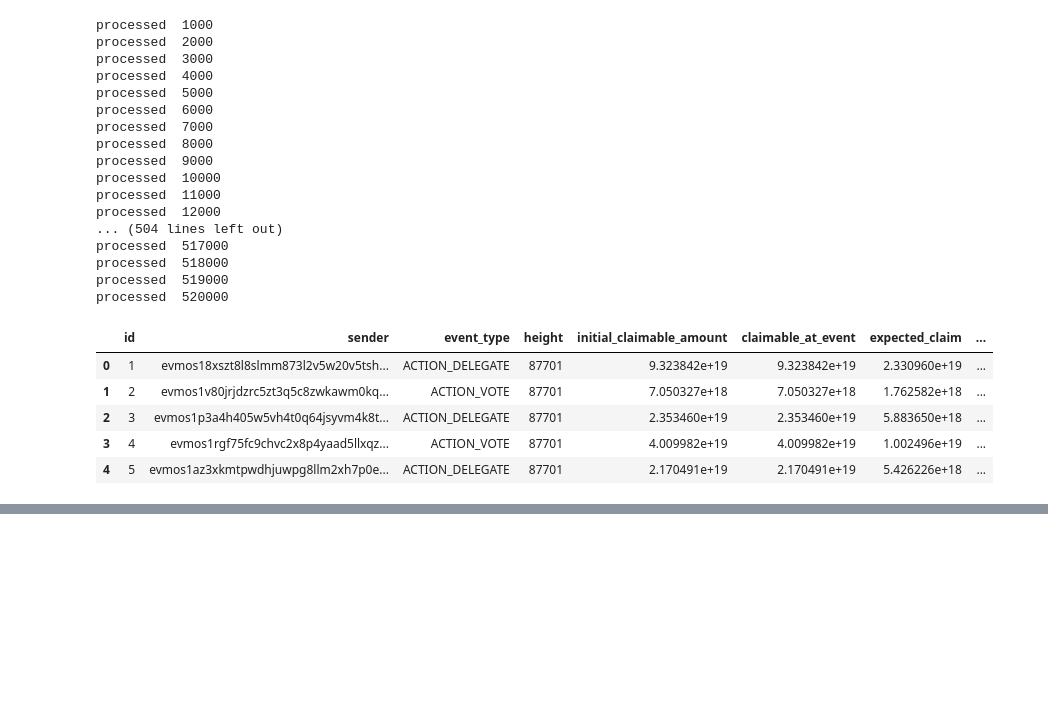
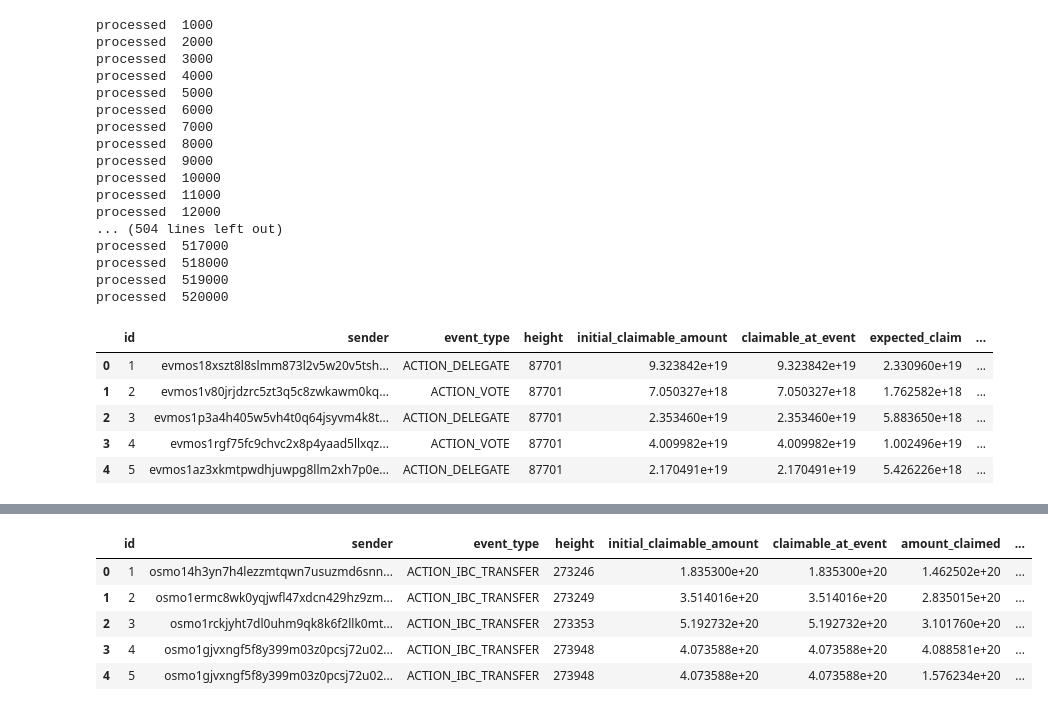
Before and after one commit to evmos/decay-analysis, a Jupyter notebook: decay-data.ipynb, the cells around one changed output, grey strips where cells are left out. Cells and saved outputs as stored; diff of their text form; code cells hidden in the pictures; blank space fills up the shorter version.

```diff
--- a/decay-data.ipynb
+++ b/decay-data.ipynb
@@ -141,0 +188,14 @@ processed  520000
+# %%
+# generate a new results dataframe with the merged events in the same format as the one for claims
+merged_output = []
+for index, row in merge_event_copy.iterrows():
+    merged_output.append((row['id'], row['sender'], "ACTION_IBC_TRANSFER", row['height'], row['sender_genesis_claim_record'], row['sender_genesis_claim_record'], row['claimed_coins'], row['lost_amount']))
+merged_result = pd.DataFrame(merged_output, columns=['id', 'sender','event_type', 'height', 'initial_claimable_amount', 'claimable_at_event', 'amount_claimed', 'lost_amount'])
+merged_result.head()
+# %% [output]
+|  | id | sender | event_type | height | initial_claimable_amount | claimable_at_event | amount_claimed | ... |
+| 0 | 1 | osmo14h3yn7h4lezzmtqwn7usuzmd6snn... | ACTION_IBC_TRANSFER | 273246 | 1.835300e+20 | 1.835300e+20 | 1.462502e+20 | ... |
+| 1 | 2 | osmo1ermc8wk0yqjwfl47xdcn429hz9zm... | ACTION_IBC_TRANSFER | 273249 | 3.514016e+20 | 3.514016e+20 | 2.835015e+20 | ... |
+| 2 | 3 | osmo1rckjyht7dl0uhm9qk8k6f2llk0mt... | ACTION_IBC_TRANSFER | 273353 | 5.192732e+20 | 5.192732e+20 | 3.101760e+20 | ... |
+| 3 | 4 | osmo1gjvxngf5f8y399m03z0pcsj72u02... | ACTION_IBC_TRANSFER | 273948 | 4.073588e+20 | 4.073588e+20 | 4.088581e+20 | ... |
+| 4 | 5 | osmo1gjvxngf5f8y399m03z0pcsj72u02... | ACTION_IBC_TRANSFER | 273948 | 4.073588e+20 | 4.073588e+20 | 1.576234e+20 | ... |
```
Also changed, not shown: parts of 29 cells of this notebook, 4 other files.
